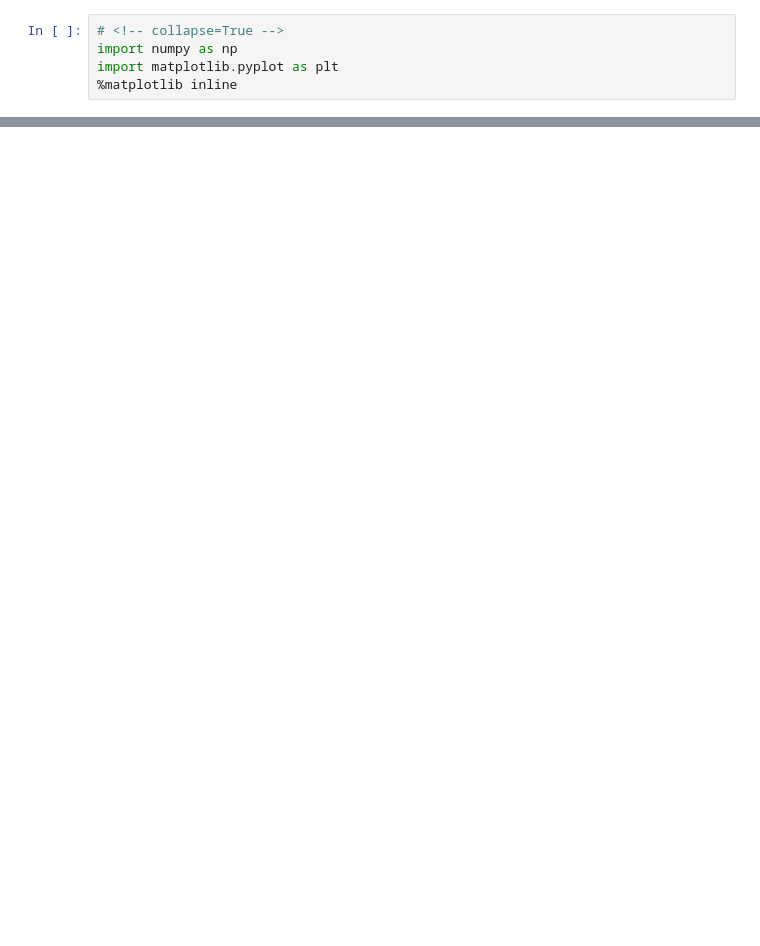
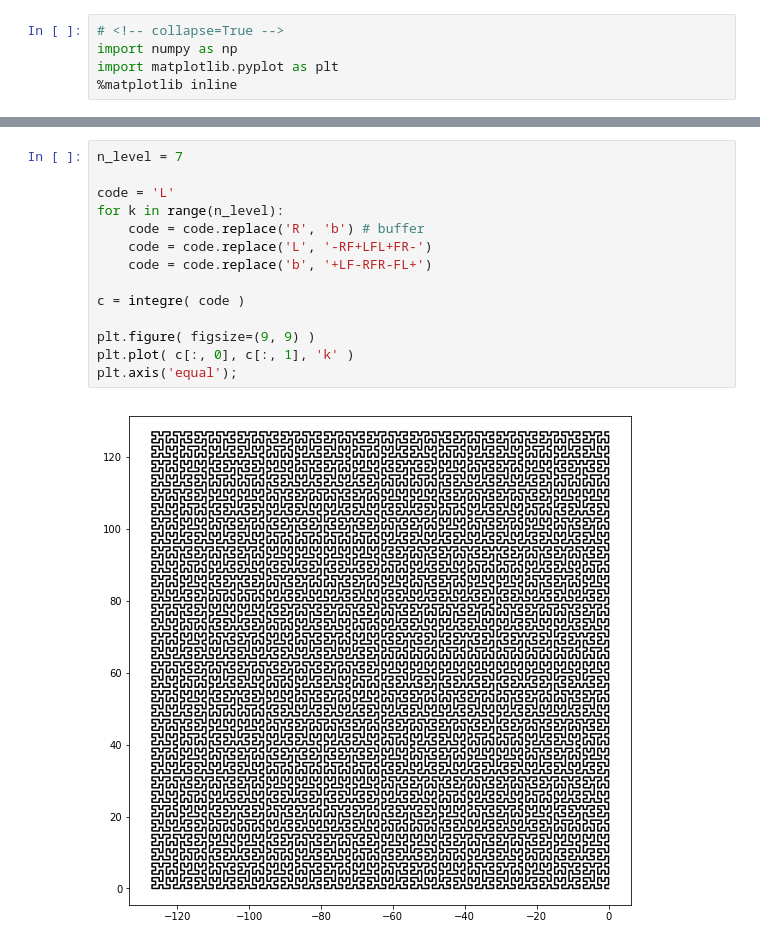
Before and after one commit to xdze2/xdze2.github.io-src, a Jupyter notebook: content/HilbertCurve.ipynb, the cells around one changed output, grey strips where cells are left out. Saved outputs shown, nothing was run; the diff lists cells and outputs as text; blank space fills up the shorter version.

```diff
--- a/content/HilbertCurve.ipynb
+++ b/content/HilbertCurve.ipynb
@@ -217,0 +147,16 @@ plt.gca().invert_yaxis();
+# %%
+n_level = 7
+
+code = 'L'
+for k in range(n_level):
+    code = code.replace('R', 'b') # buffer
+    code = code.replace('L', '-RF+LFL+FR-')
+    code = code.replace('b', '+LF-RFR-FL+')
+
+c = integre( code )
+
+plt.figure( figsize=(9, 9) )
+plt.plot( c[:, 0], c[:, 1], 'k' )
+plt.axis('equal');
+# %% [output]
+[figure, added]
```
Also changed, not shown: parts of 25 cells of this notebook, 1 other file.
